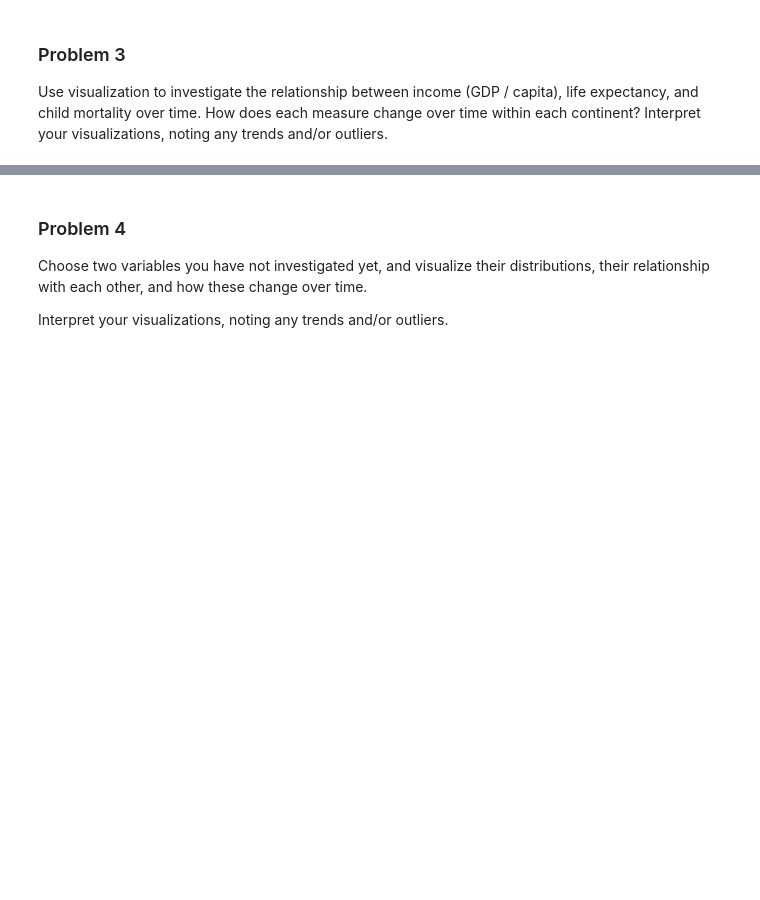
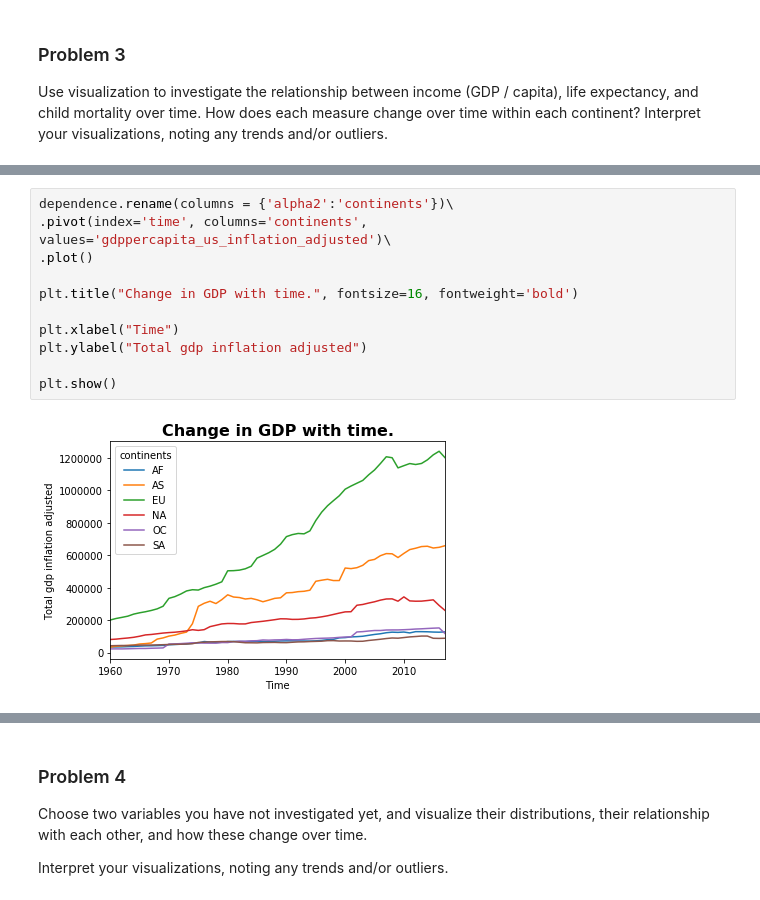
Before and after one commit to nanavatirutu/DS5500, a Jupyter notebook: Assignment 1.ipynb, the cells around one changed output, grey strips where cells are left out. Cells and saved outputs as stored; diff of their text form; blank space fills up the shorter version.

```diff
--- a/Assignment 1.ipynb
+++ b/Assignment 1.ipynb
@@ -267,0 +315,13 @@ dependence.head()
+# %%
+dependence.rename(columns = {'alpha2':'continents'})\
+.pivot(index='time', columns='continents', values='gdppercapita_us_inflation_adjusted')\
+.plot()
+
+plt.title("Change in GDP with time.", fontsize=16, fontweight='bold')
+
+plt.xlabel("Time")
+plt.ylabel("Total gdp inflation adjusted")
+
+plt.show()
+# %% [output]
+[figure, added]
```
Also changed, not shown: parts of 8 cells of this notebook, 13 other files.
